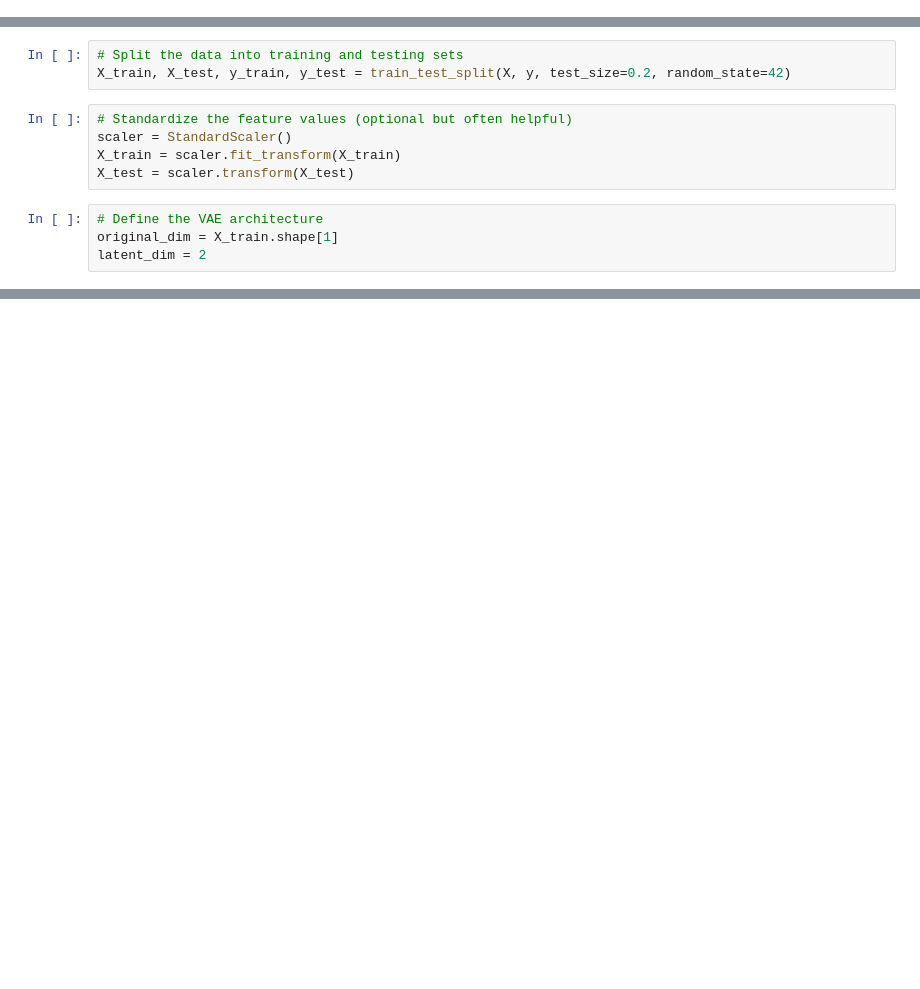
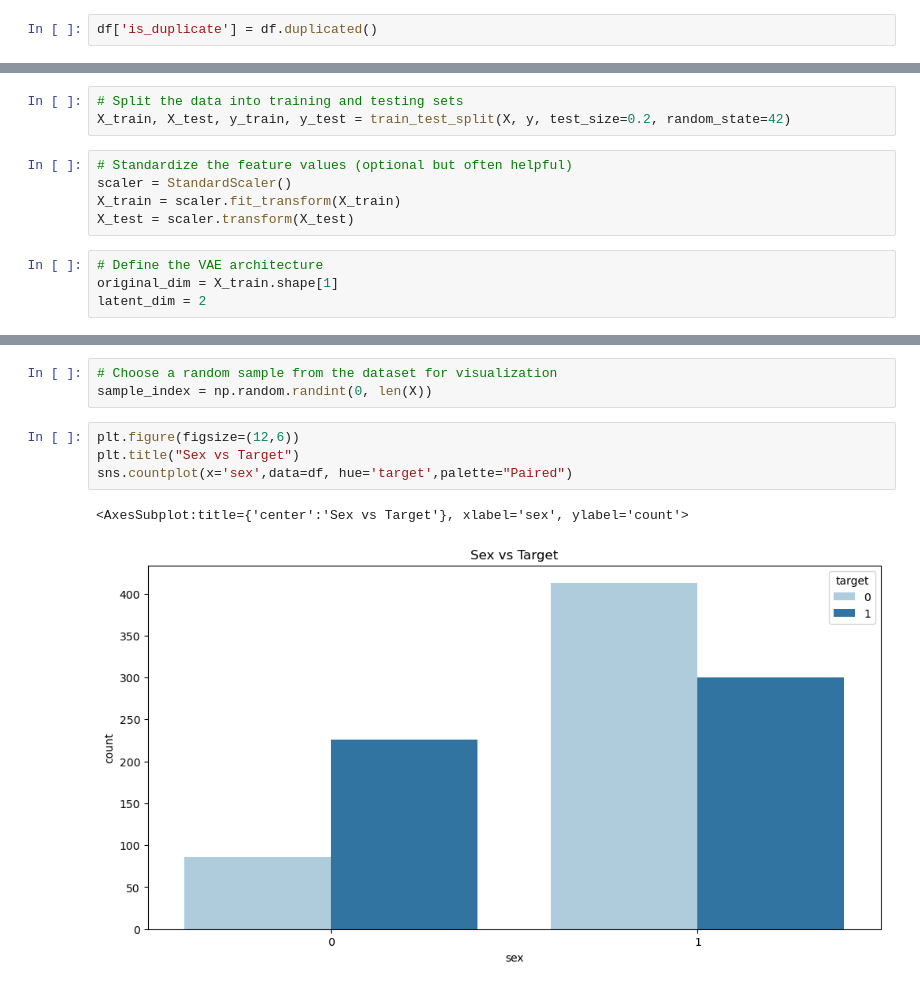
Before and after one commit to senarathnaPP/DL_Project, a Jupyter notebook: Heart disease/Autoencoders.ipynb, the cells around one changed output, grey strips where cells are left out. Drawn from its saved outputs; the diff is of its cells as text; blank space fills up the shorter version.

```diff
--- a/Heart disease/Autoencoders.ipynb
+++ b/Heart disease/Autoencoders.ipynb
@@ -14,0 +130,2 @@ y = df.iloc[:,13]
+# %%
+df['is_duplicate'] = df.duplicated()
@@ -193,0 +164,10 @@ Test loss: 0.839785099029541
+# %%
+# Choose a random sample from the dataset for visualization
+sample_index = np.random.randint(0, len(X))
+# %%
+plt.figure(figsize=(12,6))
+plt.title("Sex vs Target")
+sns.countplot(x='sex',data=df, hue='target',palette="Paired")
+# %% [output]
+<AxesSubplot:title={'center':'Sex vs Target'}, xlabel='sex', ylabel='count'>
+[figure, added]
```
Also changed, not shown: parts of 37 cells of this notebook.
